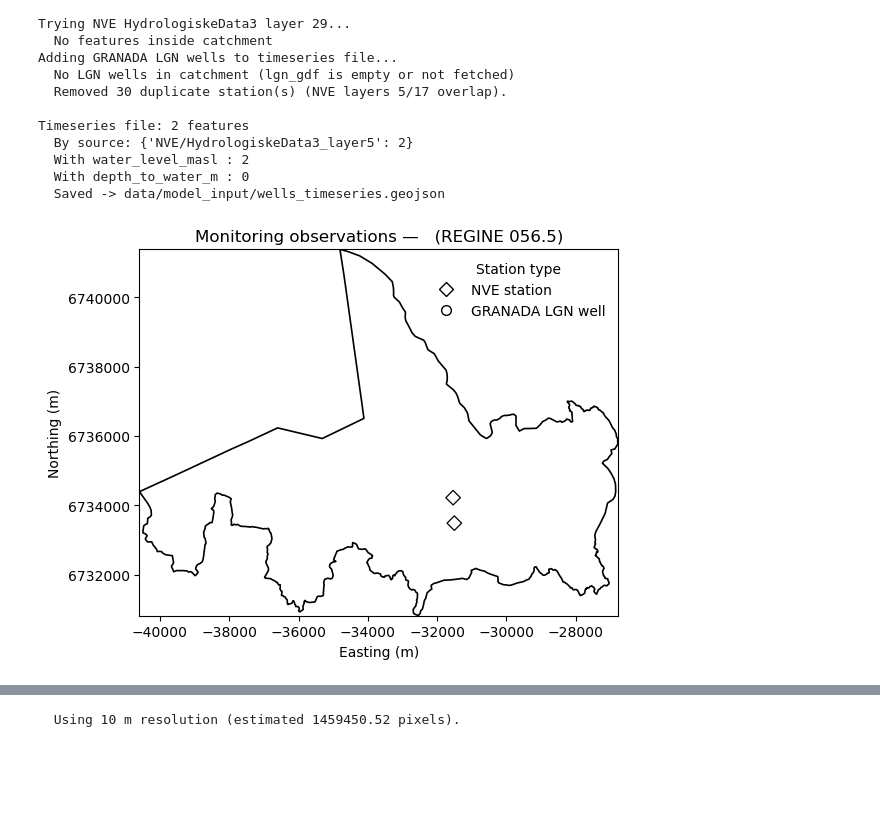
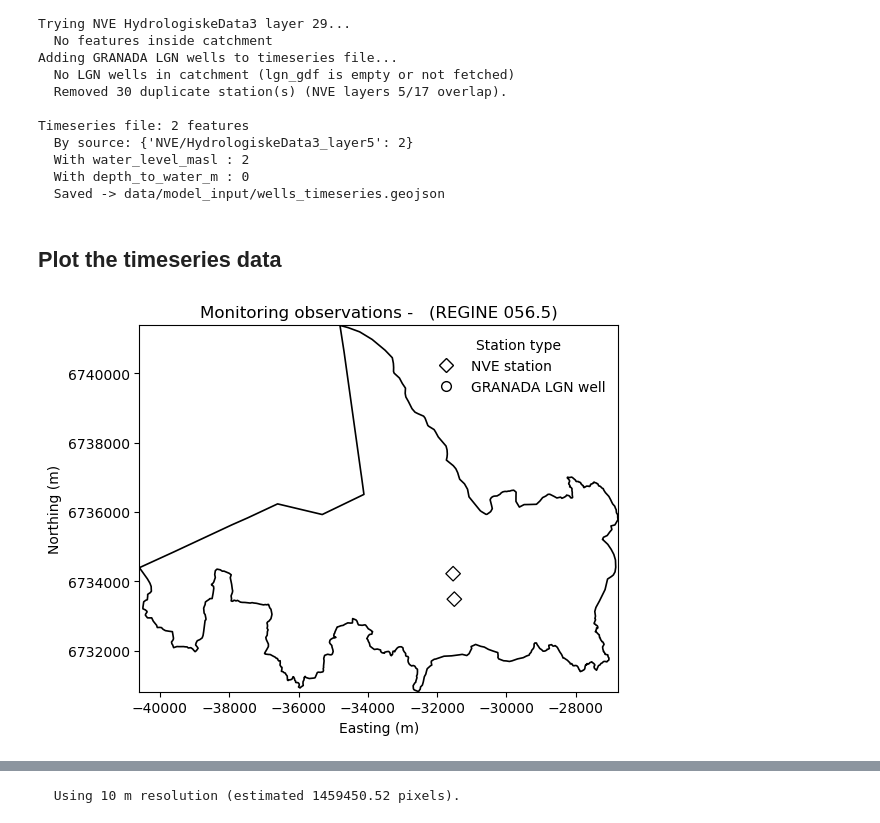
Before and after one commit to ElcoLuijendijk/GEOV212_hydrogeology_exercises, a Jupyter notebook: exercise_5a_model_data.ipynb, the cells around one changed output, grey strips where cells are left out. Cells and saved outputs as stored; diff of their text form; code cells hidden in the pictures; blank space fills up the shorter version.

```diff
--- a/exercise_5a_model_data.ipynb
+++ b/exercise_5a_model_data.ipynb
@@ -886,6 +895,8 @@ Timeseries file: 2 features
   With water_level_masl : 2
   With depth_to_water_m : 0
   Saved -> data/model_input/wells_timeseries.geojson
+# %% [markdown]
+## Plot the timeseries data
 # %%
 # ─── Plot: monitoring observations ────────────────────────────────────────────
 
@@ -933,33 +944,33 @@ if not wells_ts.empty:
         subset = wells_ts[(wells_ts["well_type"] == wtype) & (~has_depth)]
         if subset.empty:
             continue
         ax.scatter(
             subset.geometry.x.values,
             subset.geometry.y.values,
             marker=style["marker"],
             s=55,
             facecolors="none",
             edgecolors="black",
             linewidths=0.9,
             zorder=4,
         )
 
     handles = [
         Line2D([0], [0], marker=style["marker"], linestyle="", color="black",
                markerfacecolor="white", markeredgecolor="black", markersize=7,
                label=style["label"])
         for style in _ts_styles.values()
     ]
     ax.legend(handles=handles, loc="upper right", frameon=False, title="Station type")
 
-ax.set_title(f"Monitoring observations — {name} (REGINE {reg_id})")
+ax.set_title(f"Monitoring observations - {name} (REGINE {reg_id})")
 ax.set_xlabel("Easting (m)")
 ax.set_ylabel("Northing (m)")
 ax.ticklabel_format(style="plain", axis="both")
 ax.set_aspect("equal")
 _limit_axes_to_catchment(ax)
 plt.tight_layout()
 plt.show()
 # %% [output]
-[figure, old version]
+[figure, new version]
 # %% [markdown]
```
Also changed, not shown: parts of 60 cells of this notebook.
